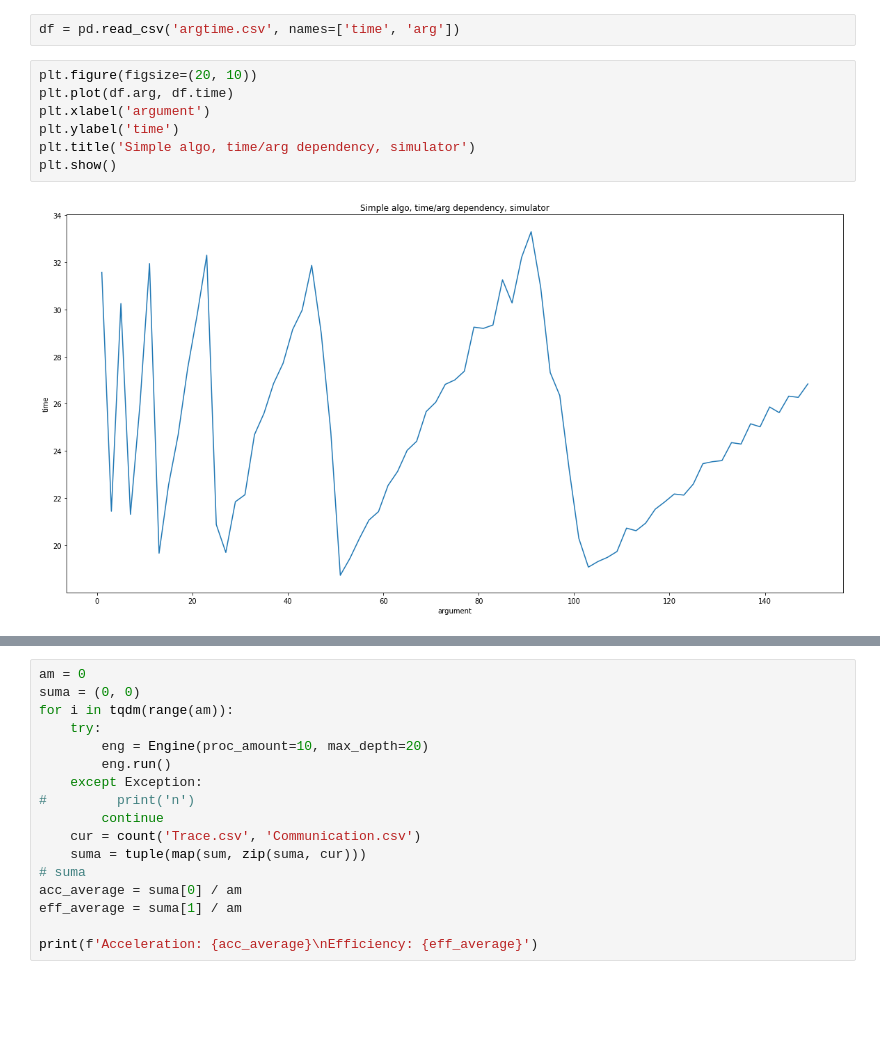
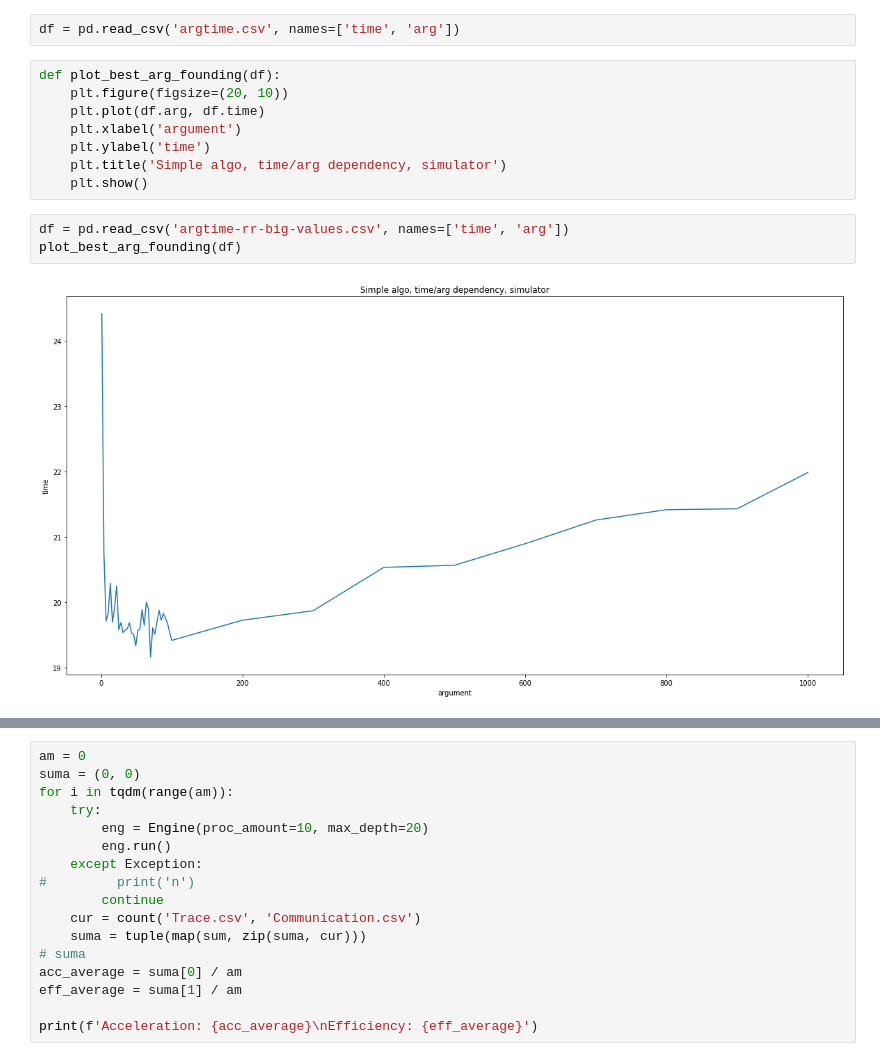
Before and after one commit to amonin7/Simulator, a Jupyter notebook: Visualization.ipynb, the cells around one changed output, grey strips where cells are left out. Drawn from its saved outputs; the diff is of its cells as text; blank space fills up the shorter version.

```diff
--- a/Visualization.ipynb
+++ b/Visualization.ipynb
@@ -253,11 +253,15 @@ plot_statistics('TraceS.csv', 'Simulator, 24 subjects, arg=91, round-robin')
 # %%
 df = pd.read_csv('argtime.csv', names=['time', 'arg'])
 # %%
-plt.figure(figsize=(20, 10))
-plt.plot(df.arg, df.time)
-plt.xlabel('argument')
-plt.ylabel('time')
-plt.title('Simple algo, time/arg dependency, simulator')
-plt.show()
+def plot_best_arg_founding(df):
+    plt.figure(figsize=(20, 10))
+    plt.plot(df.arg, df.time)
+    plt.xlabel('argument')
+    plt.ylabel('time')
+    plt.title('Simple algo, time/arg dependency, simulator')
+    plt.show()
-# %% [output]
-[figure, removed]
+# %%
+df = pd.read_csv('argtime-rr-big-values.csv', names=['time', 'arg'])
+plot_best_arg_founding(df)
+# %% [output]
+[figure, added]
```
Also changed, not shown: parts of 2 cells of this notebook, 5 other files.
